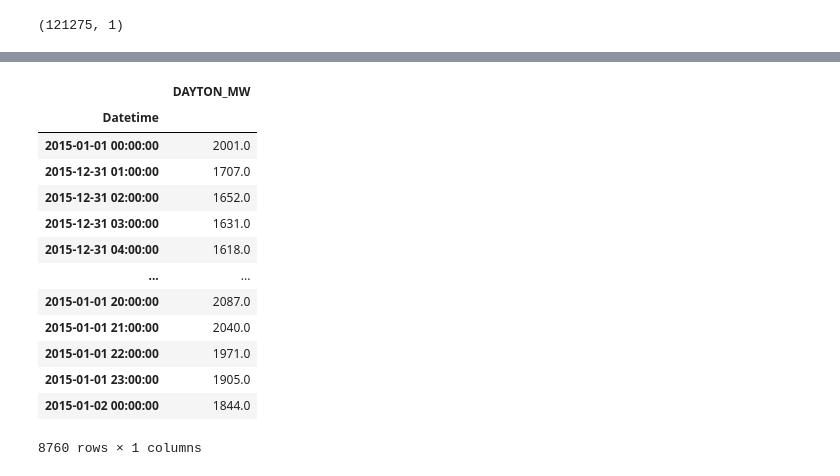
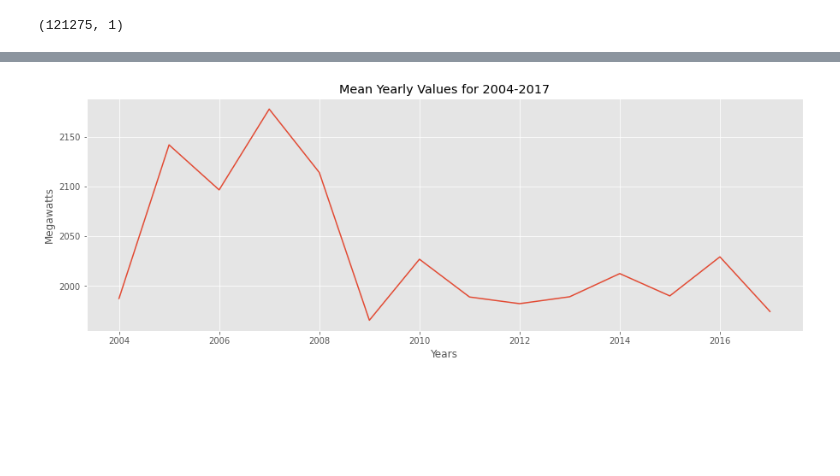
Before and after one commit to rafalopes74/EnergyConsumptionAI, a Jupyter notebook: EnergyConsumption.ipynb, the cells around one changed output, grey strips where cells are left out. Saved outputs shown, nothing was run; the diff lists cells and outputs as text; code cells hidden in the pictures; blank space fills up the shorter version.

```diff
--- a/EnergyConsumption.ipynb
+++ b/EnergyConsumption.ipynb
@@ -35,20 +42,21 @@ pandas.core.indexes.datetimes.DatetimeIndex
-# %%
-year_2015 = data[data.index.year == 2015]
-
-year_2015
-# %% [output]
-|  | DAYTON_MW |
-| Datetime |  |
-| 2015-01-01 00:00:00 | 2001.0 |
-| 2015-12-31 01:00:00 | 1707.0 |
-| 2015-12-31 02:00:00 | 1652.0 |
-| 2015-12-31 03:00:00 | 1631.0 |
-| 2015-12-31 04:00:00 | 1618.0 |
-| ... | ... |
-| 2015-01-01 20:00:00 | 2087.0 |
-| 2015-01-01 21:00:00 | 2040.0 |
-| 2015-01-01 22:00:00 | 1971.0 |
-| 2015-01-01 23:00:00 | 1905.0 |
-| 2015-01-02 00:00:00 | 1844.0 |
-8760 rows × 1 columns
+# %%
+# YEARLY CONSUMPTIONS
+
+mean_yearly_consumptions = []
+years = []
+
+for i in range(2004, 2018):
+  mean_yearly_consumptions.append(data[data.index.year == i].mean())
+  years.append(i)
+
+plt.figure(figsize = (15, 5))
+plt.plot(years, mean_yearly_consumptions)
+
+plt.title("Mean Yearly Values for 2004-2017")
+plt.xlabel("Years")
+plt.ylabel("Megawatts")
+
+plt.show()
+# %% [output]
+[figure, added]
 # %%
```
Also changed, not shown: parts of 10 cells of this notebook.
